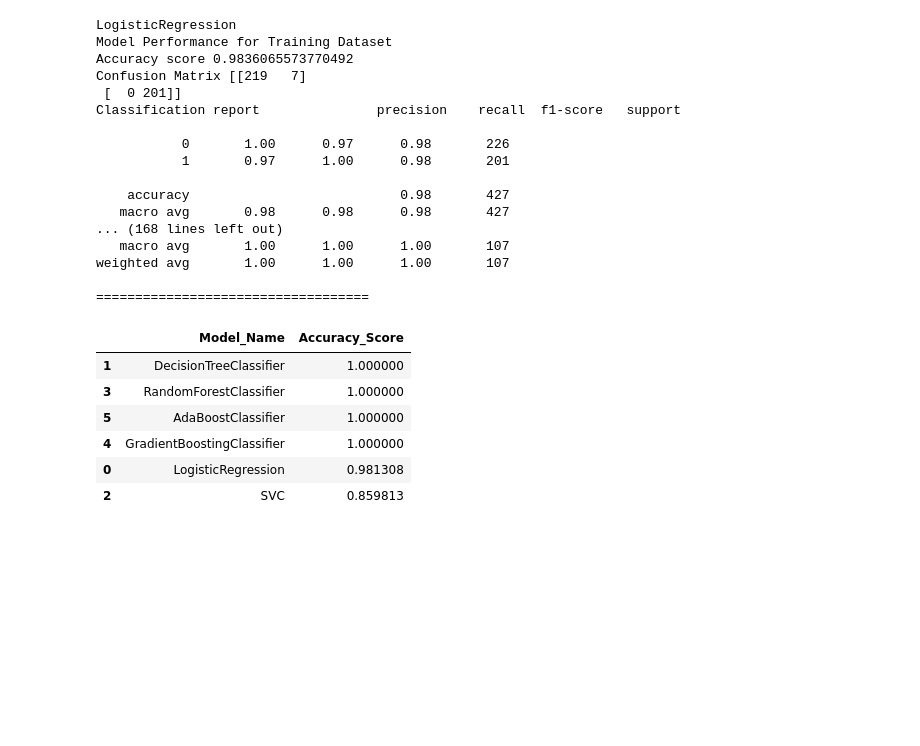
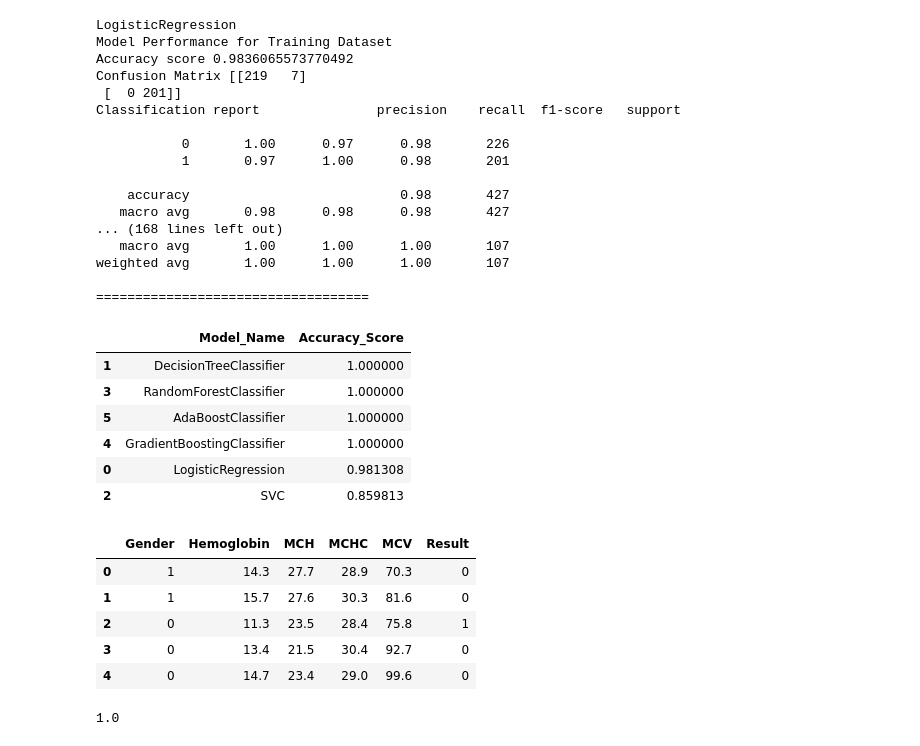
Before and after one commit to santhipsengottuvel/Anemia-Prediction-Project, a Jupyter notebook: Notebook/EDA.ipynb, the cells around one changed output. Cells and saved outputs as stored; diff of their text form; code cells hidden in the pictures; blank space fills up the shorter version.

Commit message:
Model_Training Added

```diff
--- a/Notebook/EDA.ipynb
+++ b/Notebook/EDA.ipynb
@@ -237,0 +255,11 @@ pd.DataFrame(list(zip(model_list,accuracy_list)),columns=['Model_Name','Accuracy
+# %%
+df=pd.read_csv("D:/Projects/End to End Projects/Anemia Prediction Project/artifacts/train.csv")
+# %%
+df.head()
+# %% [output]
+|  | Gender | Hemoglobin | MCH | MCHC | MCV | Result |
+| 0 | 1 | 14.3 | 27.7 | 28.9 | 70.3 | 0 |
+| 1 | 1 | 15.7 | 27.6 | 30.3 | 81.6 | 0 |
+| 2 | 0 | 11.3 | 23.5 | 28.4 | 75.8 | 1 |
+| 3 | 0 | 13.4 | 21.5 | 30.4 | 92.7 | 0 |
+| 4 | 0 | 14.7 | 23.4 | 29.0 | 99.6 | 0 |
@@ -237,0 +269,8 @@ pd.DataFrame(list(zip(model_list,accuracy_list)),columns=['Model_Name','Accuracy
+# %%
+x_train,x_test,y_train,y_test=train_test_split(x,y,test_size=0.2,random_state=42)
+rf=RandomForestClassifier()
+rf.fit(x_train,y_train)
+y_pred=rf.predict(x_test)
+print(accuracy_score(y_test,y_pred))
+# %% [output]
+1.0
```
Also changed, not shown: parts of 4 cells of this notebook, 9 other files.
